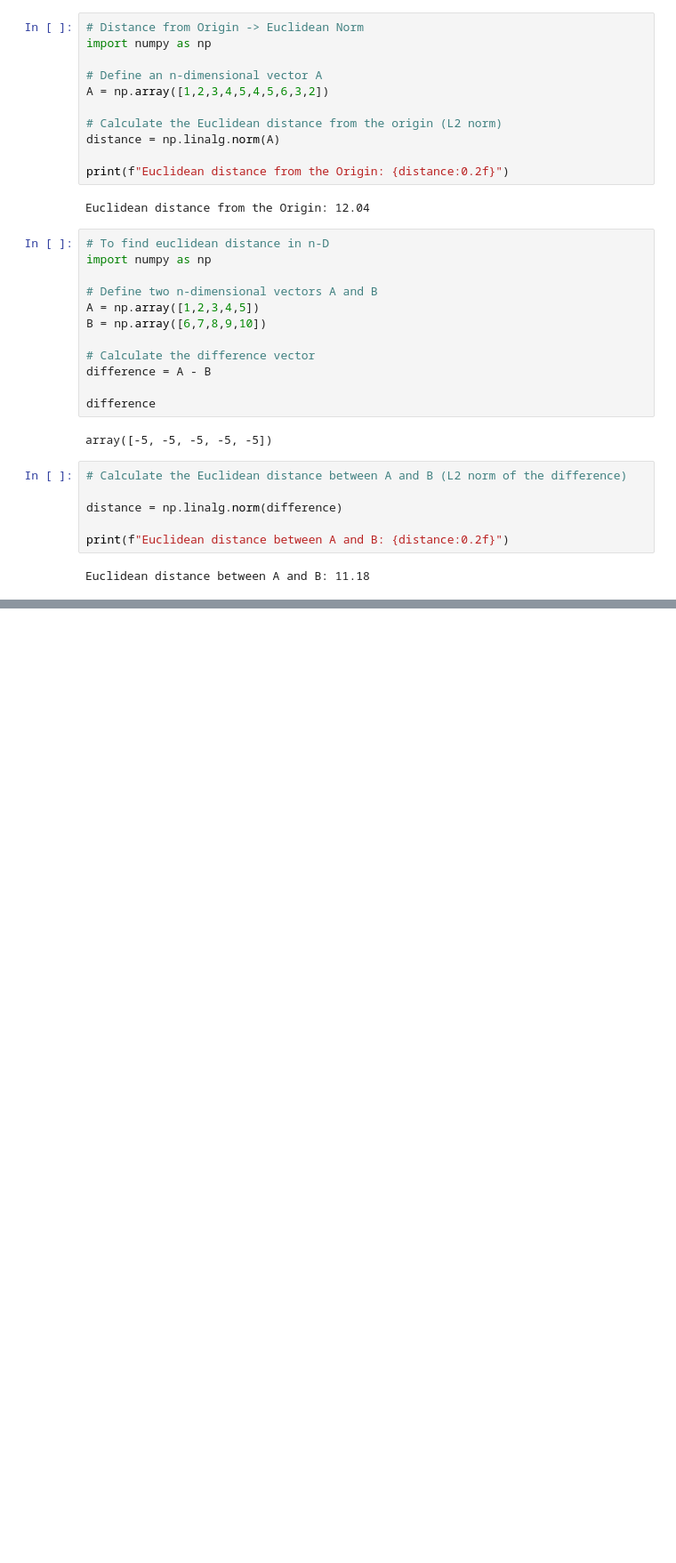
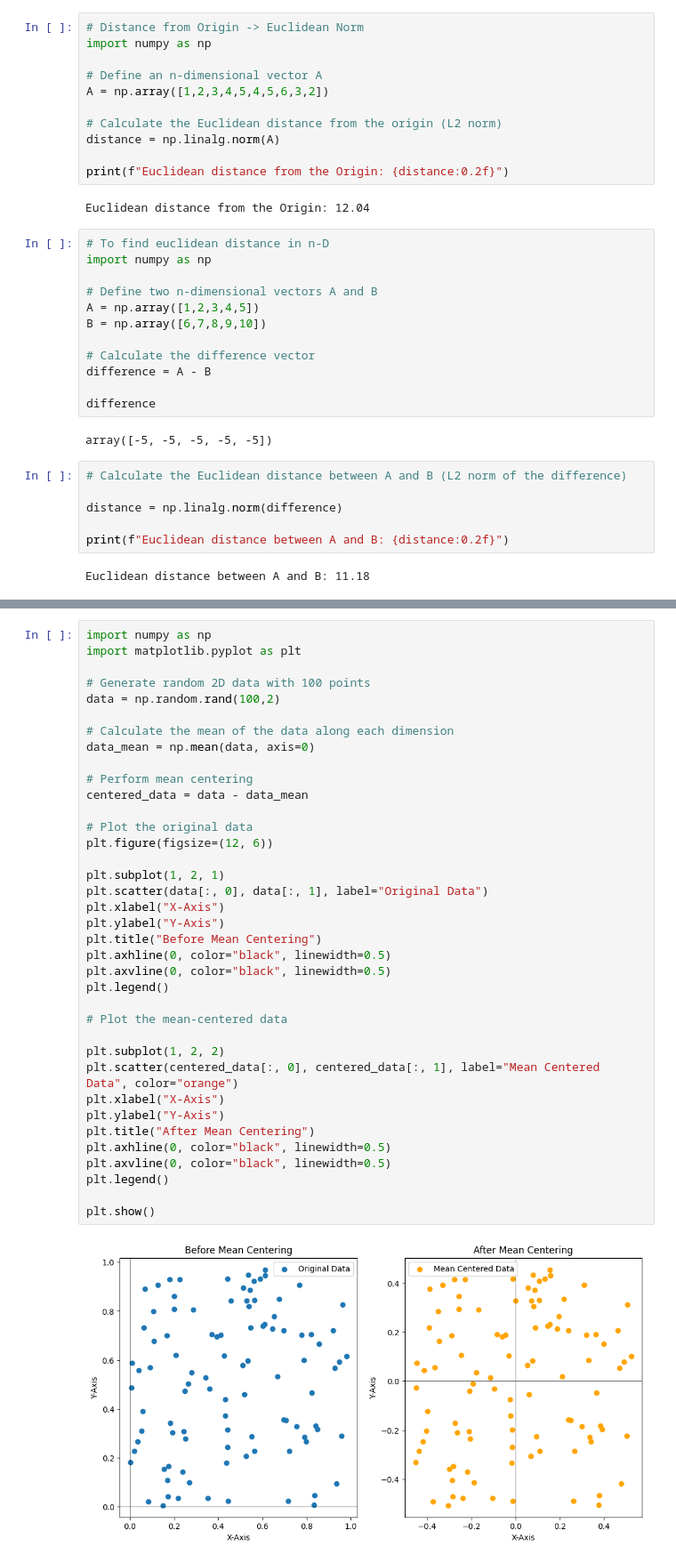
Before and after one commit to Apurba1903/Linear_Algebra, a Jupyter notebook: vectors.ipynb, the cells around one changed output, grey strips where cells are left out. Shown: that part at 89% size. Saved outputs shown, nothing was run; the diff lists cells and outputs as text; blank space fills up the shorter version.

```diff
--- a/vectors.ipynb
+++ b/vectors.ipynb
@@ -107,0 +146,39 @@ The class of the nearest neighbor is:  0
+# %%
+import numpy as np
+import matplotlib.pyplot as plt
+
+# Generate random 2D data with 100 points
+data = np.random.rand(100,2)
+
+# Calculate the mean of the data along each dimension
+data_mean = np.mean(data, axis=0)
+
+# Perform mean centering
+centered_data = data - data_mean
+
+# Plot the original data
+plt.figure(figsize=(12, 6))
+
+plt.subplot(1, 2, 1)
+plt.scatter(data[:, 0], data[:, 1], label="Original Data")
+plt.xlabel("X-Axis")
+plt.ylabel("Y-Axis")
+plt.title("Before Mean Centering")
+plt.axhline(0, color="black", linewidth=0.5)
+plt.axvline(0, color="black", linewidth=0.5)
+plt.legend()
+
+# Plot the mean-centered data
+
+plt.subplot(1, 2, 2)
+plt.scatter(centered_data[:, 0], centered_data[:, 1], label="Mean Centered Data", color="orange")
+plt.xlabel("X-Axis")
+plt.ylabel("Y-Axis")
+plt.title("After Mean Centering")
+plt.axhline(0, color="black", linewidth=0.5)
+plt.axvline(0, color="black", linewidth=0.5)
+plt.legend()
+
+plt.show()
+# %% [output]
+[figure, added]
```
Also changed, not shown: parts of 18 cells of this notebook.
